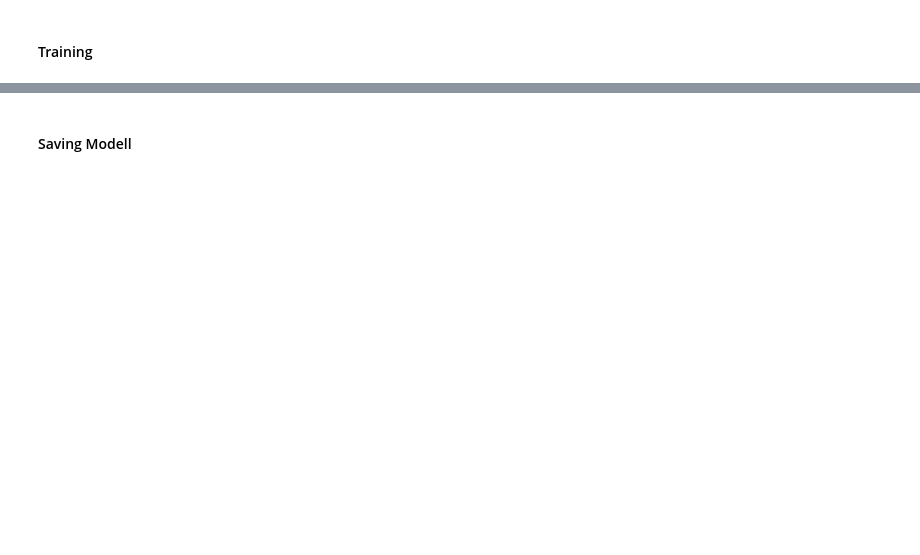
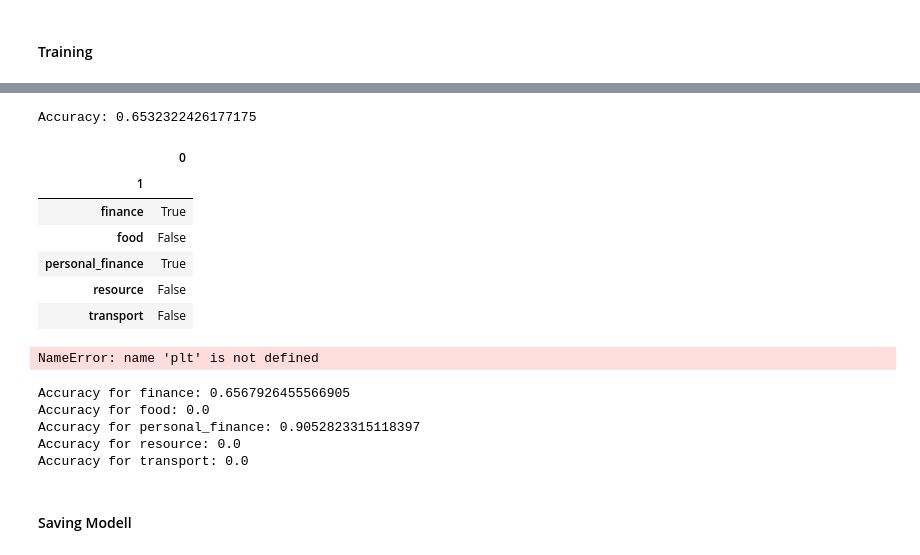
Before and after one commit to Bratpfannengamer/Reuters, a Jupyter notebook: notebook.ipynb, the cells around one changed output, grey strips where cells are left out. Cells and saved outputs as stored; diff of their text form; code cells hidden in the pictures; blank space fills up the shorter version.

```diff
--- a/notebook.ipynb
+++ b/notebook.ipynb
@@ -401,9 +409,4 @@ test_dataset = Text_Text_Feature_Dataset(test_tokenized_inputs1, test_tokenized_
 # %%
-#Create modell or load previous one
-model = MultilingualBERTClassifier(num_additional_features=num_additional_features, num_classes=num_classes)
-model.load_modell(model,model_path_base)
-# move modell to divice if possible
-model.to(device)
 #create Dataloader
 dataloader = DataLoader(train_dataset, batch_size=batch_size, shuffle=True)
 # Loss-Funktion and Optimizer
@@ -416,6 +419,7 @@ model.train()
 for epoch in range(num_epochs):
     epoch_loss = 0.0
     for batch in tqdm(dataloader, desc=f'Epoch {epoch + 1}'):
+        input_ids1, attention_mask1, input_ids2, attention_mask2, additional_features, labels = batch
         input_ids1, attention_mask1 = input_ids1.to(device), attention_mask1.to(device)
         input_ids2, attention_mask2 = input_ids2.to(device), attention_mask2.to(device)
         additional_features, labels = additional_features.to(device), labels.to(device)
@@ -437,3 +447,75 @@ for epoch in range(num_epochs):
+# %%
+#test modell
+model.eval()
+test_dataloader = DataLoader(test_dataset, batch_size=batch_size)
+test_predictions = []
+test_labels = []
+
+with torch.no_grad():
+    for batch in tqdm(test_dataloader):
+        input_ids1, attention_mask1, input_ids2, attention_mask2, additional_features, labels = batch
+        input_ids1, attention_mask1 = input_ids1.to(device), attention_mask1.to(device)
+        input_ids2, attention_mask2 = input_ids2.to(device), attention_mask2.to(device)
+        additional_features, labels = additional_features.to(device), labels.to(device)
+
+        logits = model(input_ids1, attention_mask1, input_ids2, attention_mask2, additional_features)
+        predictions = torch.argmax(logits, dim=1)
+
+        test_predictions.extend(predictions.cpu().numpy())
+        test_labels.extend(labels.cpu().numpy())
+
+test_predictions = label_encoder.inverse_transform(test_predictions)
+test_labels = label_encoder.inverse_transform(test_labels)
+
+accuracy = sum(test_predictions == test_labels) / len(test_labels)
+print(f'Accuracy: {accuracy}')
+# %% [output]
+Accuracy: 0.6532322426177175
+# %%
+#define categories
+categories = ['food', 'resource', 'finance', 'personal_finance', 'transport']
+accuracy_data = [test_predictions==test_labels,test_labels]
+#total datapoints
+total = len(test_labels)
+# DataFrame erstellen
+accuracy_df = pd.DataFrame(accuracy_data).T
+#group by and sum for each category and total
+accuracy_df = accuracy_df.groupby(1).sum()
+accuracy_df
+# %% [output]
+|  | 0 |
+| 1 |  |
+| finance | True |
+| food | False |
+| personal_finance | True |
+| resource | False |
+| transport | False |
+# %%
+# Tabelle plotten
+fig, ax = plt.subplots()
+ax.axis('tight')
+ax.axis('off')
+table = ax.table(cellText=accuracy_df.values, colLabels=accuracy_df.columns, rowLabels=accuracy_df.index, loc='center', cellLoc='center')
+table.auto_set_font_size(False)
+table.set_fontsize(14)
+table.scale(1.2, 1.2)
+
+plt.title('Accuracy für verschiedene Kategorien')
+plt.show()
+# %% [output]
+NameError: name 'plt' is not defined
+# %%
+#print accuracy by topic
+for topic in label_encoder.classes_:
+    topic_mask = test_labels == topic
+    topic_accuracy = sum(test_predictions[topic_mask] == test_labels[topic_mask]) / sum(topic_mask)
+    print(f'Accuracy for {topic}: {topic_accuracy}')
+# %% [output]
+Accuracy for finance: 0.6567926455566905
+Accuracy for food: 0.0
+Accuracy for personal_finance: 0.9052823315118397
+Accuracy for resource: 0.0
+Accuracy for transport: 0.0
 # %% [markdown]
 #### Saving Modell
 # %%
```
Also changed, not shown: parts of 27 cells of this notebook, 1 other file.
